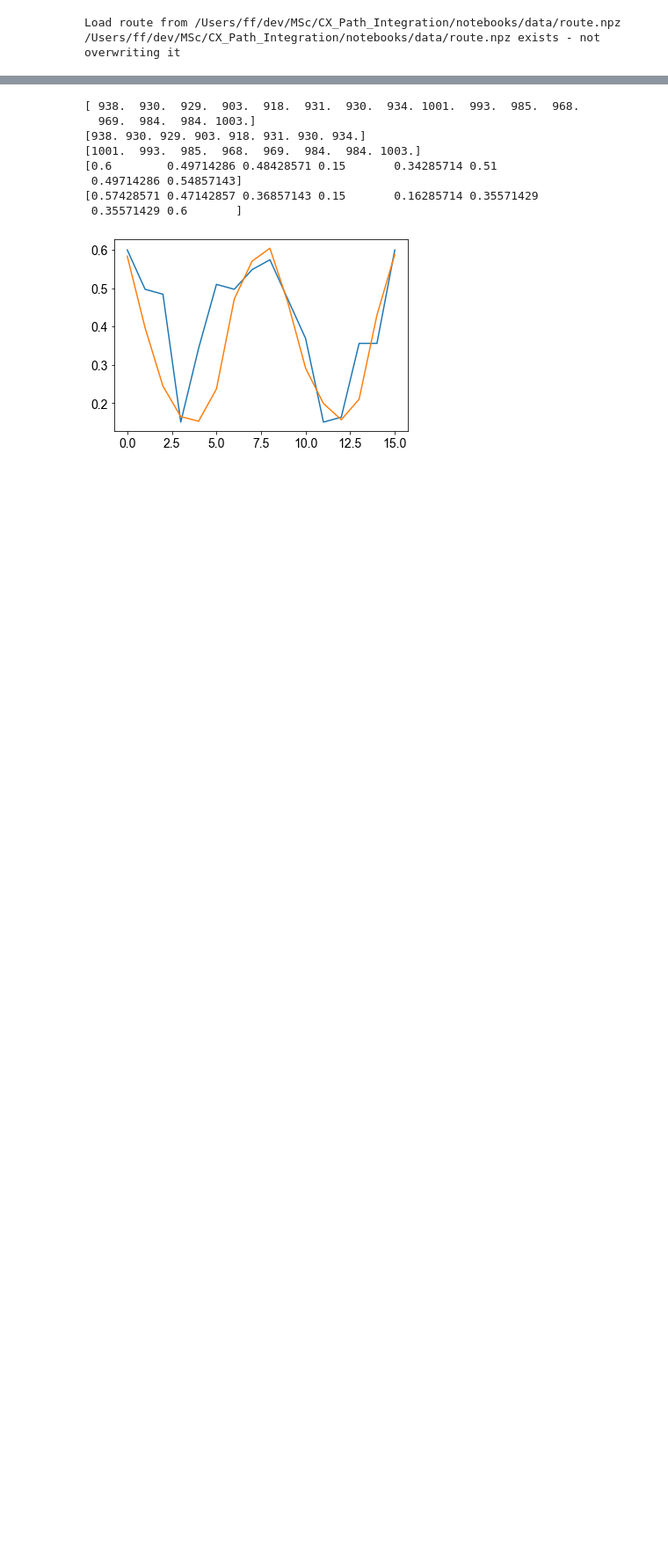
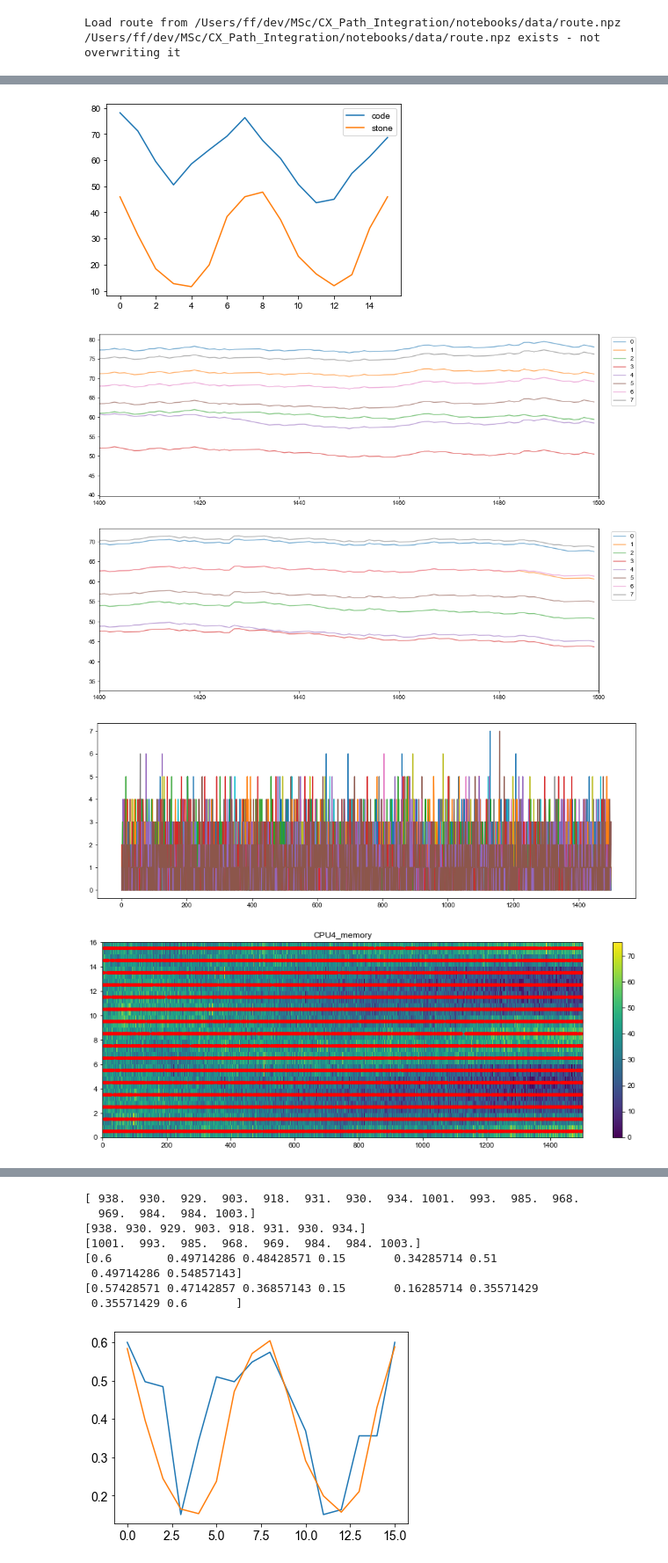
Before and after one commit to filippoferrari/CX_Path_Integration, a Jupyter notebook: notebooks/cpu4_analysis.ipynb, the cells around one changed output, grey strips where cells are left out. Shown at 88% size. Drawn from its saved outputs; the diff is of its cells as text; code cells hidden in the pictures; blank space fills up the shorter version.

```diff
--- a/notebooks/cpu4_analysis.ipynb
+++ b/notebooks/cpu4_analysis.ipynb
@@ -78,11 +78,18 @@ f_stimulus = TimedArray(flow*Hz, dt=1.*time_step*ms)
 P_FLOW = PoissonGroup(N_TN2, rates='f_stimulus(t,i)')
 SPM_FLOW = SpikeMonitor(P_FLOW)
 
+CPU4_memory_stimulus = 50*np.ones((T,N_CPU4))
+CPU4_stimulus = TimedArray(CPU4_memory_stimulus*Hz, dt=1.*time_step*ms, name='CPU4_stimulus')
+P_CPU4_MEMORY = PoissonGroup(N_CPU4, rates='CPU4_stimulus(t,i)', name='P_CPU4_MEMORY')
+SPM_CPU4_MEMORY = SpikeMonitor(P_CPU4_MEMORY)
+
 # Neuron groups already optimised
 G_TL2 = nc.generate_neuron_groups(N_TL2, eqs, threshold_eqs, reset_eqs, TL2_neuron_params, name='TL2_source_network')
 G_CL1 = nc.generate_neuron_groups(N_CL1, eqs, threshold_eqs, reset_eqs, CL1_neuron_params, name='CL1_source_network')
 G_TB1 = nc.generate_neuron_groups(N_TB1, eqs, threshold_eqs, reset_eqs, TB1_neuron_params, name='TB1_source_network')
 G_TN2 = nc.generate_neuron_groups(N_TN2, eqs, threshold_eqs, reset_eqs, TN2_neuron_params, name='TN2_source_network')
+
+G_CPU1A = nc.generate_neuron_groups(N_CPU1A, eqs, threshold_eqs, reset_eqs, neuron_params, name='CPU1A')
 # %%
 # Synapses optimised
 S_P_HEADING_TL2 = nc.connect_synapses(P_HEADING, G_TL2, W_HEADING_TL2, model=synapses_model,
@@ -108,14 +115,18 @@ fitted_synapses = synapses_params
 # Neuron groups to optimise
 G_CPU4 = nc.generate_neuron_groups(N_CPU4, eqs, threshold_eqs, reset_eqs, fitted_params, name='CPU4_source_network')
 
-SPM_CPU4 = SpikeMonitor(G_CPU4)
-SPM_TN2 = SpikeMonitor(G_TN2)
-
 # Synapses to optimise
 S_TB1_CPU4 = nc.connect_synapses(G_TB1, G_CPU4, W_TB1_CPU4, model=synapses_model,
                                  params=fitted_synapses, on_pre=synapses_eqs_in)
 
 S_TN2_CPU4 = nc.connect_synapses(G_TN2, G_CPU4, W_TN2_CPU4, model=synapses_model,
                                  params=fitted_synapses, on_pre=synapses_eqs_ex)
+S_TB1_CPU1A = nc.connect_synapses(G_TB1, G_CPU1A, W_TB1_CPU1A, model=synapses_model, params=synapses_params, on_pre=synapses_eqs_in, name='S_TB1_CPU1A')
+S_CPU4_M_CPU1A = nc.connect_synapses(P_CPU4_MEMORY, G_CPU1A, W_CPU4_CPU1A, model=synapses_model, params=synapses_params,  on_pre=synapses_eqs_ex, name='S_CPU4_M_CPU1A')
+
+
+SPM_CPU4 = SpikeMonitor(G_CPU4)
+SPM_TN2 = SpikeMonitor(G_TN2)
+SPM_CPU1A = SpikeMonitor(G_CPU1A)
 # %%
 global CPU4_memory, CPU4_memory_history
@@ -168,0 +189,43 @@ Wall time: 2min 36s
+# %%
+
+plt.plot(CPU4_memory, label='code')
+plt.plot(cx_log.memory[:,T_outbound-1]*CPU4_memory.max(), label='stone')
+plt.legend()
+plt.show()
+
+plt.figure(figsize=(15,5))
+ranges = range(CPU4_memory_history.shape[1]//2)
+for r in ranges:
+    plt.plot(CPU4_memory_history[:T_outbound,r], alpha=0.6, label=r)#, label=names[idx])
+plt.legend(bbox_to_anchor=(1.08, 1))
+plt.xlim([1400,1500])
+plt.show()
+
+plt.figure(figsize=(15,5))
+ranges = range(CPU4_memory_history.shape[1]//2)
+for r in ranges:
+    plt.plot(CPU4_memory_history[:T_outbound,r+8], alpha=0.6, label=r)#, label=names[idx])
+plt.legend(bbox_to_anchor=(1.08, 1))
+plt.xlim([1400,1500])
+plt.show()
+
+CPU4_M_spikes =  cx_spiking.inputs.get_spikes_rates(SPM_CPU4_MEMORY, N_CPU4, T_outbound, time_step)
+plt.figure(figsize=(15,5))
+plt.plot(CPU4_M_spikes.T)
+
+
+cx_spiking.plotting.plot_rate_cx_log_spikes(cx_log.cpu4, np.max(CPU4_memory_history), SPM_CPU4_MEMORY, time_step,
+                                            title='CPU4_memory',  figsize=(15,5), xlim=[0,T_outbound])
+cx_spiking.plotting.plot_rate_cx_log_spikes(cx_log.cpu1[1:-1], 1, SPM_CPU1A, time_step,
+                                            title='CPU1A_memory',  figsize=(15,5), xlim=[0,T_outbound])
+
+CPU1A_spikes =  cx_spiking.inputs.get_spikes_rates(SPM_CPU1A, N_CPU1A, T_outbound, time_step)
+plt.figure(figsize=(15,5))
+plt.plot(CPU1A_spikes.T)
+plt.show()
+# %% [output]
+[figure, added]
+[figure, added]
+[figure, added]
+[figure, added]
+[figure, added]
```
Also changed, not shown: parts of 5 cells of this notebook, 4 other files.
